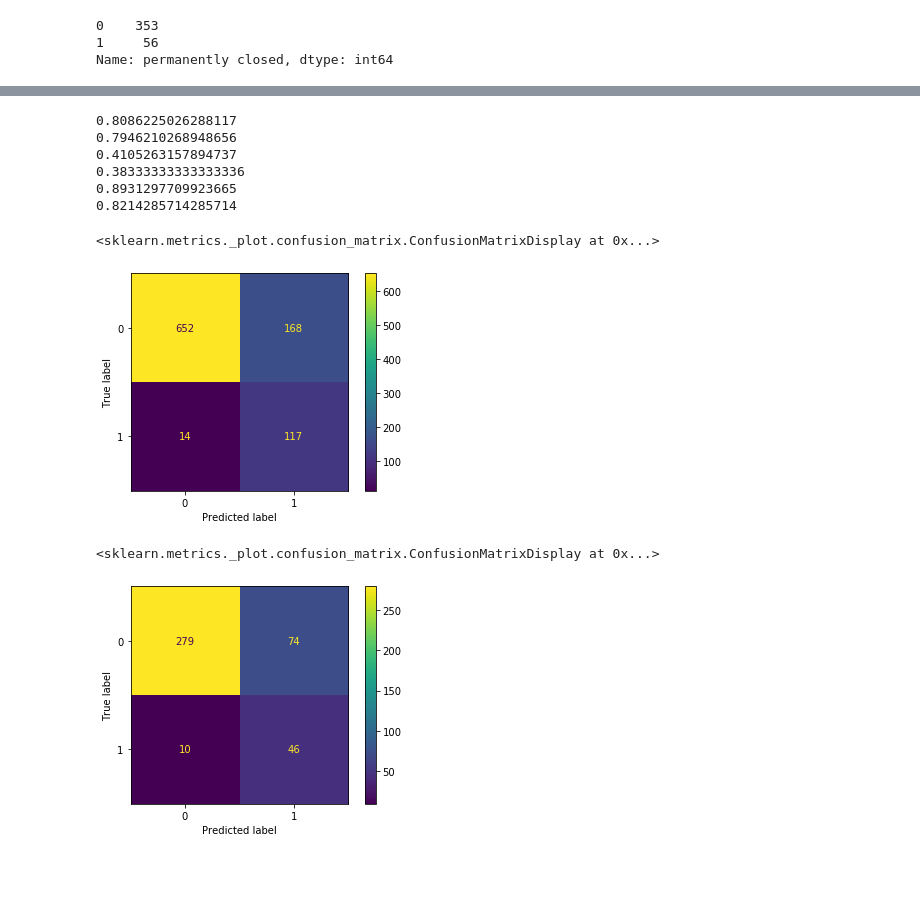
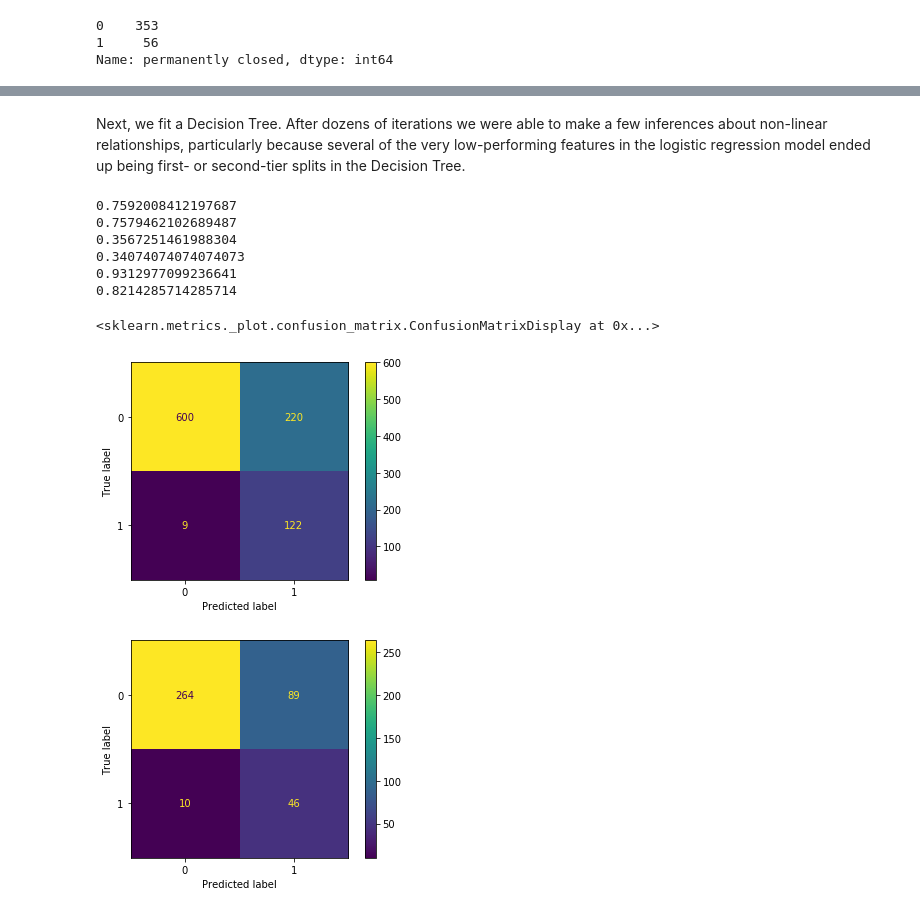
Before and after one commit to bagnine/nyc_restaurant_project, a Jupyter notebook: models.ipynb, the cells around one changed output, grey strips where cells are left out. Cells and saved outputs as stored; diff of their text form; code cells hidden in the pictures; blank space fills up the shorter version.

```diff
--- a/models.ipynb
+++ b/models.ipynb
@@ -198,10 +181,12 @@ metrics.plot_confusion_matrix(lr, pd.concat([X_train, price_dummies, cat_dummies
+# %% [markdown]
+Next, we fit a Decision Tree. After dozens of iterations we were able to make a few inferences about non-linear relationships, particularly because several of the very low-performing features in the logistic regression model ended up being first- or second-tier splits in the Decision Tree.
 # %%
-dtc = DecisionTreeClassifier(random_state=2, max_leaf_nodes=11, max_features=13, class_weight='balanced', criterion='gini')
+dtc = DecisionTreeClassifier(random_state=2, max_leaf_nodes=15, max_features=12, class_weight='balanced', criterion='gini')
 
-dtc.fit(pd.concat([X_train, price_dummies, cat_dummies], axis = 1), y_train)
+dtc.fit(X_train1, y_train)
 
-dtc_trainpred = dtc.predict(pd.concat([X_train, price_dummies, cat_dummies], axis = 1))
-dtc_testpred = dtc.predict(pd.concat([X_test, testprice_dummies, testcat_dummies], axis = 1))
+dtc_trainpred = dtc.predict(X_train1)
+dtc_testpred = dtc.predict(X_test1)
 
 print(metrics.accuracy_score(y_train, dtc_trainpred))
 print(metrics.accuracy_score(y_test, dtc_testpred))
@@ -211,28 +196,18 @@ print(metrics.precision_score(y_test, dtc_testpred))
 
 print(metrics.recall_score(y_train, dtc_trainpred))
 print(metrics.recall_score(y_test, dtc_testpred))
-
-# 0.8086225026288117
-# 0.7946210268948656
-# 0.4105263157894737
-# 0.38333333333333336
-# 0.8931297709923665
-# 0.8214285714285714 rnd 2 mx leaf 11 mx ft 13 balanced gini
 # %% [output]
-0.8086225026288117
-0.7946210268948656
-0.4105263157894737
-0.38333333333333336
-0.8931297709923665
+0.7592008412197687
+0.7579462102689487
+0.3567251461988304
+0.34074074074074073
+0.9312977099236641
 0.8214285714285714
-# %%
-metrics.plot_confusion_matrix(dtc, pd.concat([X_train, price_dummies, cat_dummies], axis = 1), y_train)
-# %% [output]
-<sklearn.metrics._plot.confusion_matrix.ConfusionMatrixDisplay at 0x...>
-[figure, removed]
-# %%
-metrics.plot_confusion_matrix(dtc, pd.concat([X_test, testprice_dummies, testcat_dummies], axis = 1), y_test)
-# %% [output]
-<sklearn.metrics._plot.confusion_matrix.ConfusionMatrixDisplay at 0x...>
-[figure, removed]
+# %%
+metrics.plot_confusion_matrix(dtc, X_train1, y_train)
+metrics.plot_confusion_matrix(dtc, X_test1, y_test)
+# %% [output]
+<sklearn.metrics._plot.confusion_matrix.ConfusionMatrixDisplay at 0x...>
+[figure, added]
+[figure, added]
 # %%
```
Also changed, not shown: parts of 37 cells of this notebook.
